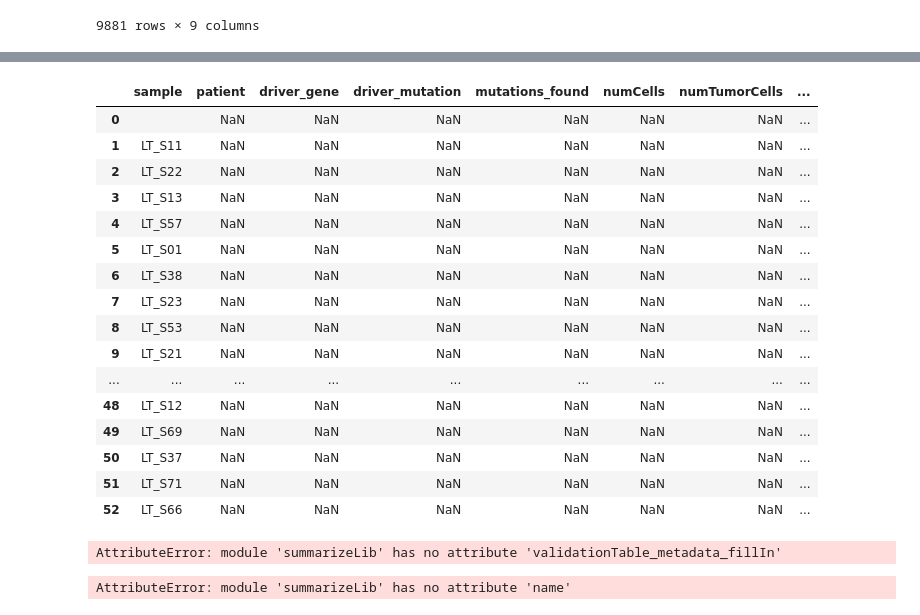
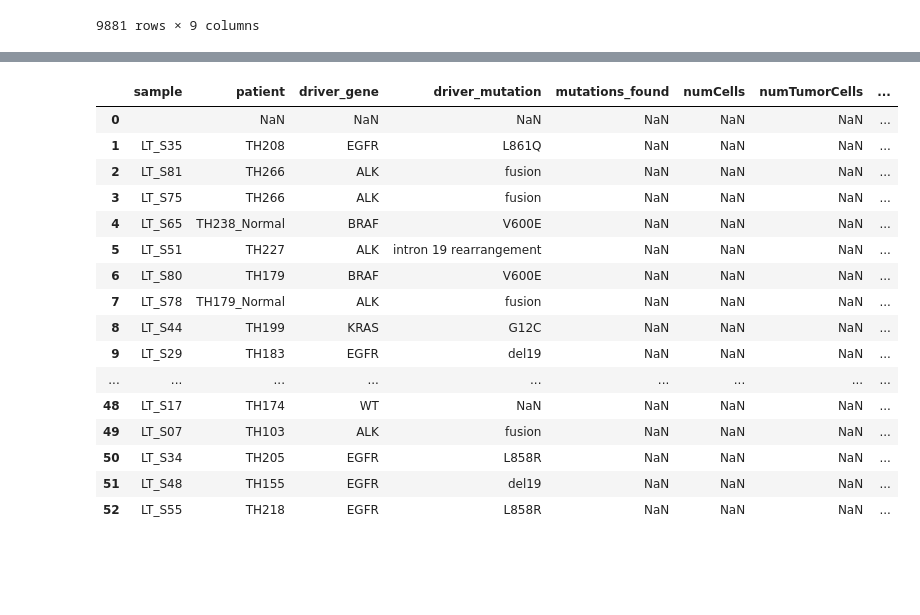
Before and after one commit to lincoln-harris/pyPackaging_scratch, a Jupyter notebook: generateSummaryTable.ipynb, the cells around one changed output, grey strips where cells are left out. Saved outputs shown, nothing was run; the diff lists cells and outputs as text; code cells hidden in the pictures; blank space fills up the shorter version.

Commit message:
validationTable_metadata_fillIn working

```diff
--- a/generateSummaryTable_cells.ipynb
+++ b/generateSummaryTable.ipynb
@@ -509,31 +526,24 @@ validationTable_samples
-# %%
-# FILL IN SAMPLE FIELD
-validationTable_samples['sample'] = relevantSamplesSeries
-validationTable_samples
-# %% [output]
-|  | sample | patient | driver_gene | driver_mutation | mutations_found | numCells | numTumorCells | ... |
-| 0 |  | NaN | NaN | NaN | NaN | NaN | NaN | ... |
-| 1 | LT_S11 | NaN | NaN | NaN | NaN | NaN | NaN | ... |
-| 2 | LT_S22 | NaN | NaN | NaN | NaN | NaN | NaN | ... |
-| 3 | LT_S13 | NaN | NaN | NaN | NaN | NaN | NaN | ... |
-| 4 | LT_S57 | NaN | NaN | NaN | NaN | NaN | NaN | ... |
-| 5 | LT_S01 | NaN | NaN | NaN | NaN | NaN | NaN | ... |
-| 6 | LT_S38 | NaN | NaN | NaN | NaN | NaN | NaN | ... |
-| 7 | LT_S23 | NaN | NaN | NaN | NaN | NaN | NaN | ... |
-| 8 | LT_S53 | NaN | NaN | NaN | NaN | NaN | NaN | ... |
-| 9 | LT_S21 | NaN | NaN | NaN | NaN | NaN | NaN | ... |
-| ... | ... | ... | ... | ... | ... | ... | ... | ... |
-| 48 | LT_S12 | NaN | NaN | NaN | NaN | NaN | NaN | ... |
-| 49 | LT_S69 | NaN | NaN | NaN | NaN | NaN | NaN | ... |
-| 50 | LT_S37 | NaN | NaN | NaN | NaN | NaN | NaN | ... |
-| 51 | LT_S71 | NaN | NaN | NaN | NaN | NaN | NaN | ... |
-| 52 | LT_S66 | NaN | NaN | NaN | NaN | NaN | NaN | ... |
 # %%
 # FILL IN METADATA FIELDS
-import summarizeLib
-summarizeLib.validationTable_metadata_fillIn('patient_ID', 'patient', validationTable_samples, patientMetadata)
+summarizeLib.validationTable_metadata_fillIn('patient_id', 'patient', validationTable_samples, patientMetadata)
 summarizeLib.validationTable_metadata_fillIn('driver_gene', 'driver_gene', validationTable_samples, patientMetadata)
 summarizeLib.validationTable_metadata_fillIn('driver_mutation', 'driver_mutation', validationTable_samples, patientMetadata)
-summaryTable_trimmed
+validationTable_samples
 # %% [output]
-AttributeError: module 'summarizeLib' has no attribute 'validationTable_metadata_fillIn'
+|  | sample | patient | driver_gene | driver_mutation | mutations_found | numCells | numTumorCells | ... |
+| 0 |  | NaN | NaN | NaN | NaN | NaN | NaN | ... |
+| 1 | LT_S35 | TH208 | EGFR | L861Q | NaN | NaN | NaN | ... |
+| 2 | LT_S81 | TH266 | ALK | fusion | NaN | NaN | NaN | ... |
+| 3 | LT_S75 | TH266 | ALK | fusion | NaN | NaN | NaN | ... |
+| 4 | LT_S65 | TH238_Normal | BRAF | V600E | NaN | NaN | NaN | ... |
+| 5 | LT_S51 | TH227 | ALK | intron 19 rearrangement | NaN | NaN | NaN | ... |
+| 6 | LT_S80 | TH179 | BRAF | V600E | NaN | NaN | NaN | ... |
+| 7 | LT_S78 | TH179_Normal | ALK | fusion | NaN | NaN | NaN | ... |
+| 8 | LT_S44 | TH199 | KRAS | G12C | NaN | NaN | NaN | ... |
+| 9 | LT_S29 | TH183 | EGFR | del19 | NaN | NaN | NaN | ... |
+| ... | ... | ... | ... | ... | ... | ... | ... | ... |
+| 48 | LT_S17 | TH174 | WT | NaN | NaN | NaN | NaN | ... |
+| 49 | LT_S07 | TH103 | ALK | fusion | NaN | NaN | NaN | ... |
+| 50 | LT_S34 | TH205 | EGFR | L858R | NaN | NaN | NaN | ... |
+| 51 | LT_S48 | TH155 | EGFR | del19 | NaN | NaN | NaN | ... |
+| 52 | LT_S55 | TH218 | EGFR | L858R | NaN | NaN | NaN | ... |
@@ -542,4 +549,0 @@ import summarizeLib
-# %%
-ROI_coverage_fillIn
-# %% [output]
-AttributeError: module 'summarizeLib' has no attribute 'name'
```
Also changed, not shown: parts of 3 cells of this notebook, 2 other files.
